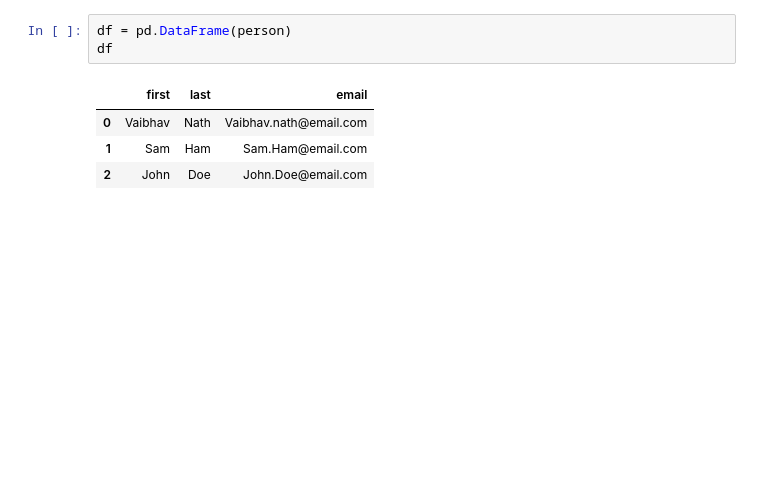
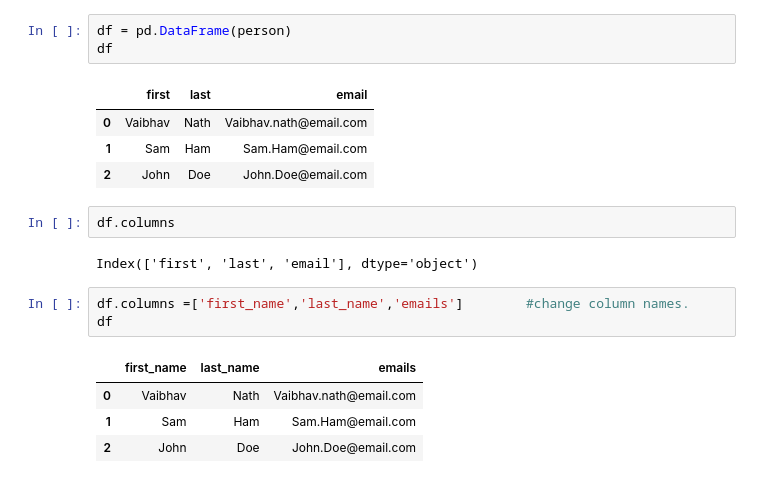
Before and after one commit to VaibhavNath/Python_Pandas, a Jupyter notebook: Updating rows and columns(5).ipynb, the cells around one changed output. Drawn from its saved outputs; the diff is of its cells as text; blank space fills up the shorter version.

```diff
--- a/Updating rows and columns(5).ipynb
+++ b/Updating rows and columns(5).ipynb
@@ -14,3 +14,15 @@ df
 | 0 | Vaibhav | Nath | Vaibhav.nath@email.com |
 | 1 | Sam | Ham | Sam.Ham@email.com |
 | 2 | John | Doe | John.Doe@email.com |
+# %%
+df.columns
+# %% [output]
+Index(['first', 'last', 'email'], dtype='object')
+# %%
+df.columns =['first_name','last_name','emails']        #change column names.
+df
+# %% [output]
+|  | first_name | last_name | emails |
+| 0 | Vaibhav | Nath | Vaibhav.nath@email.com |
+| 1 | Sam | Ham | Sam.Ham@email.com |
+| 2 | John | Doe | John.Doe@email.com |
```
Also changed, not shown: parts of 39 cells of this notebook.
